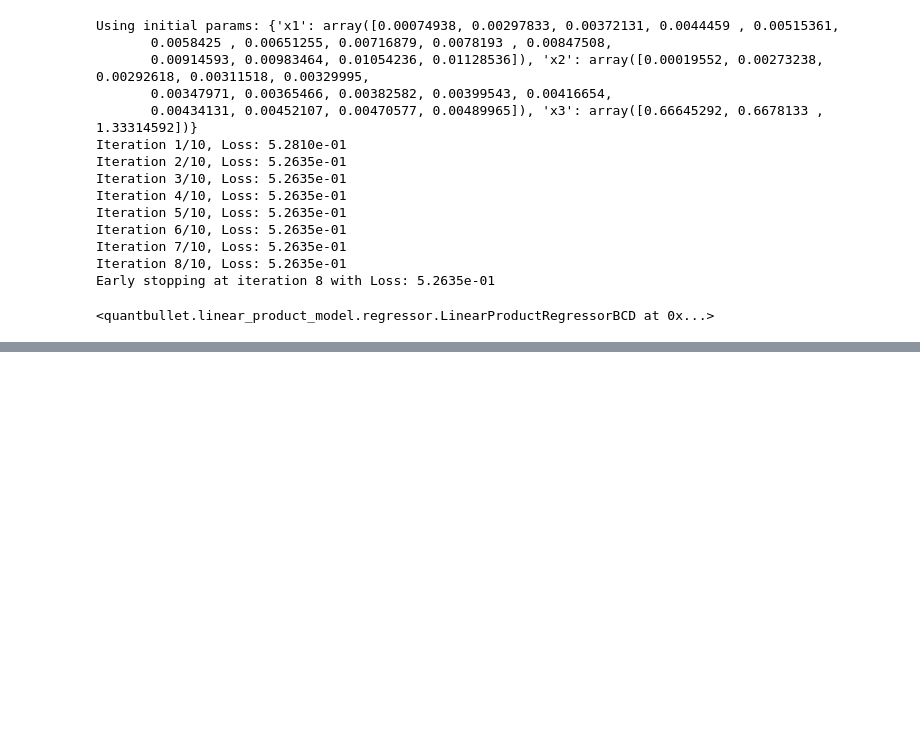
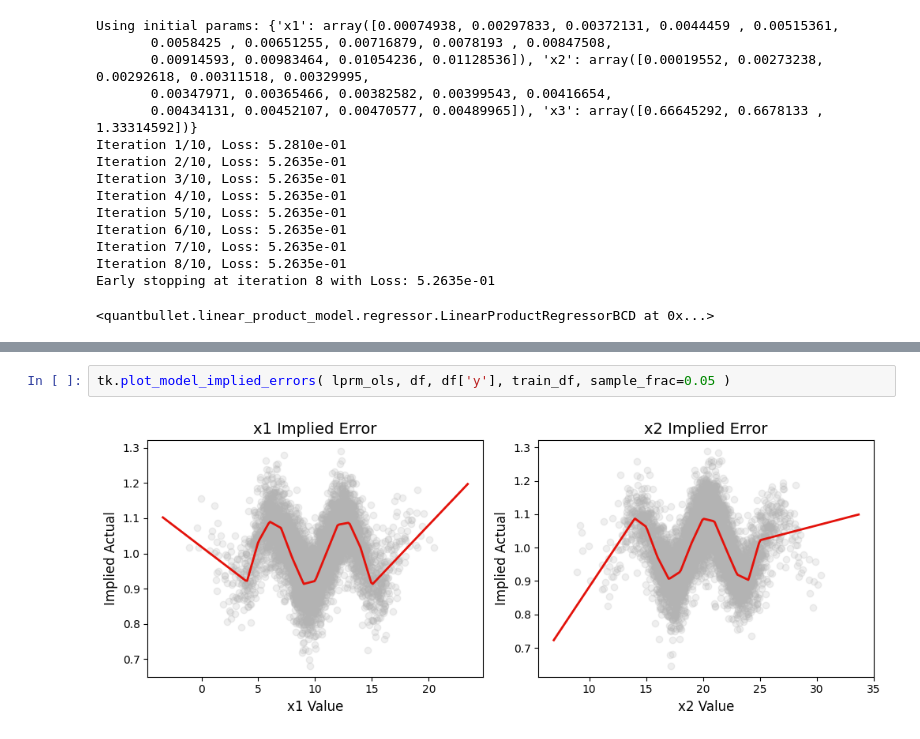
Before and after one commit to YimingZhang07/quantbullet, a Jupyter notebook: docs/linear_product_model/linear_product_model_diagnostics.ipynb, the cells around one changed output, grey strips where cells are left out. Cells and saved outputs as stored; diff of their text form; blank space fills up the shorter version.

```diff
--- a/docs/linear_product_model/linear_product_model_diagnostics.ipynb
+++ b/docs/linear_product_model/linear_product_model_diagnostics.ipynb
@@ -176,0 +59,4 @@ array([10.09427338, 11.23335143, 12.23552286, ..., 11.90636319,
+# %%
+tk.plot_model_implied_errors( lprm_ols, df, df['y'], train_df, sample_frac=0.05 )
+# %% [output]
+[figure, added]
```
Also changed, not shown: parts of 10 cells of this notebook, 5 other files.
